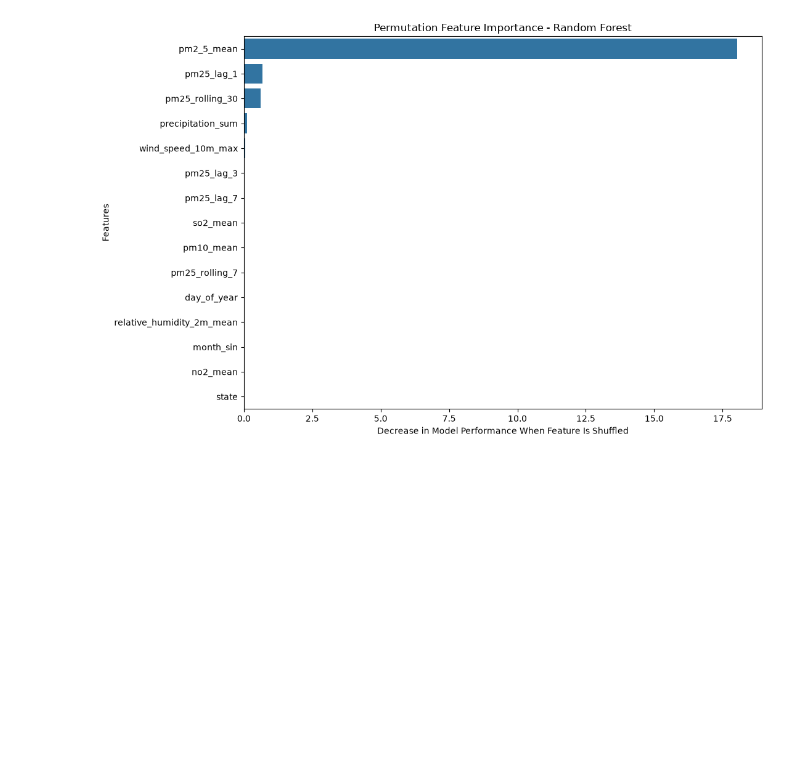
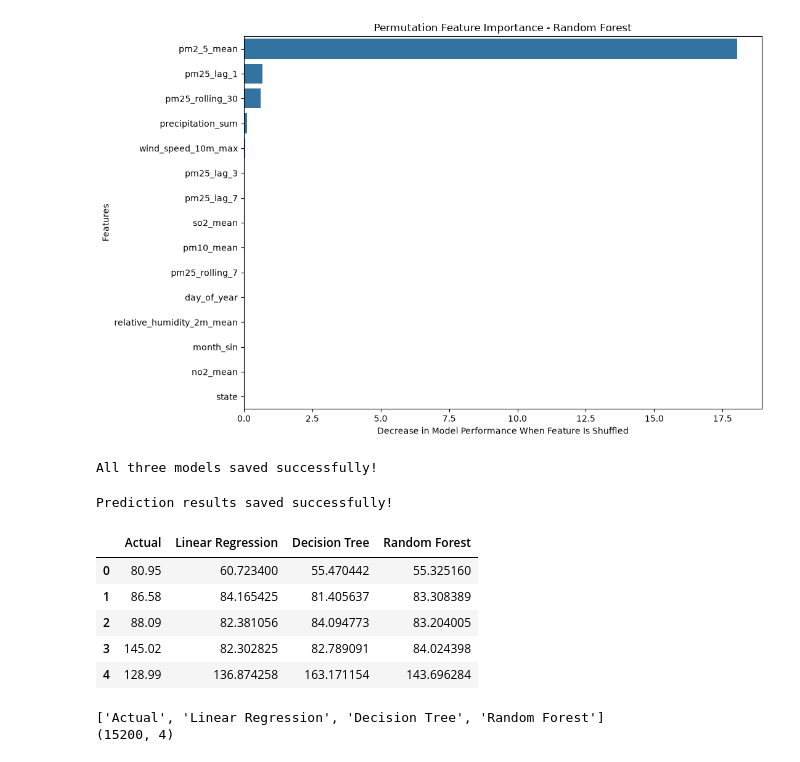
Before and after one commit to jagadeeshwarreddy-03/multi-city-air-quality-prediction, a Jupyter notebook: Air_Quality.ipynb, the cells around one changed output. Saved outputs shown, nothing was run; the diff lists cells and outputs as text; code cells hidden in the pictures; blank space fills up the shorter version.

Commit message:
Update Air Quality Prediction notebook
Updated the notebook with dataset loading, preprocessing,
exploratory data analysis, feature engineering,
machine learning models, evaluation and visualizations.

```diff
--- a/Air_Quality.ipynb
+++ b/Air_Quality.ipynb
@@ -930,3 +938,41 @@ plt.show()
 | 2 | no2_mean | 0.01252 | 0.00247 |
 | 20 | state | 0.00798 | 0.00101 |
 [figure]
+# %%
+import joblib
+
+# Save all three trained models
+joblib.dump(final_pipelines, "all_models.joblib")
+
+print("All three models saved successfully!")
+# %% [output]
+All three models saved successfully!
+# %%
+# Store actual values
+predictions_df = pd.DataFrame({
+    "Actual": y_test.to_numpy()
+})
+
+# Generate predictions from all three trained models
+for name, pipeline in final_pipelines.items():
+    predictions_df[name] = pipeline.predict(X_test)
+
+# Save predictions for the Streamlit dashboard
+predictions_df.to_csv("test_predictions.csv", index=False)
+
+print("Prediction results saved successfully!")
+display(predictions_df.head())
+# %% [output]
+Prediction results saved successfully!
+|  | Actual | Linear Regression | Decision Tree | Random Forest |
+| 0 | 80.95 | 60.723400 | 55.470442 | 55.325160 |
+| 1 | 86.58 | 84.165425 | 81.405637 | 83.308389 |
+| 2 | 88.09 | 82.381056 | 84.094773 | 83.204005 |
+| 3 | 145.02 | 82.302825 | 82.789091 | 84.024398 |
+| 4 | 128.99 | 136.874258 | 163.171154 | 143.696284 |
+# %%
+print(predictions_df.columns.tolist())
+print(predictions_df.shape)
+# %% [output]
+['Actual', 'Linear Regression', 'Decision Tree', 'Random Forest']
+(15200, 4)
```
Also changed, not shown: parts of 5 cells of this notebook.
